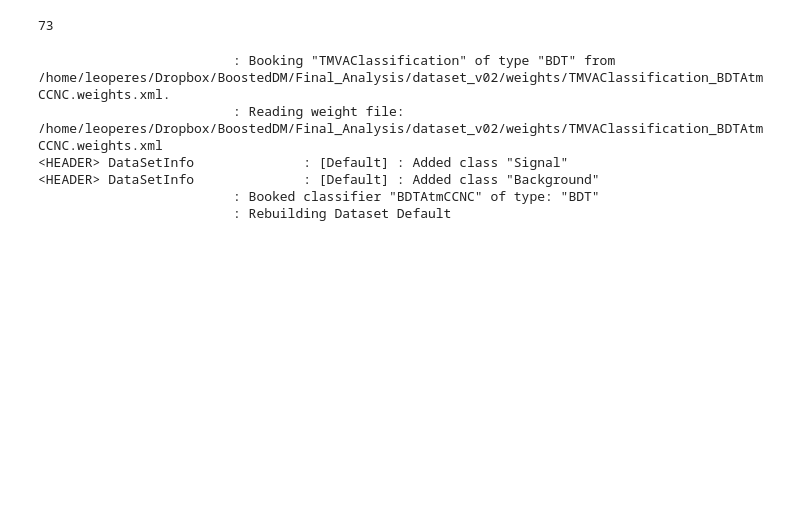
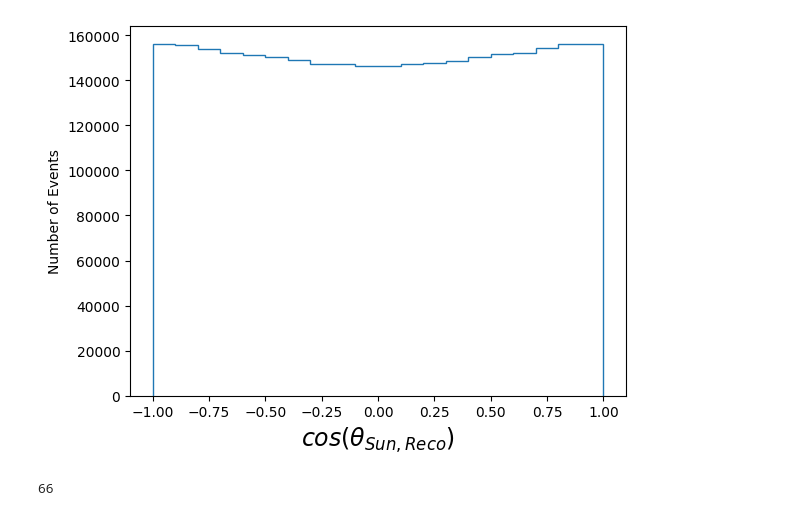
Before and after one commit to lperes-ufrj/UpperLimitCode, a Jupyter notebook: FinalPlots/Test_Hyp_Notebook.ipynb, the cells around one changed output. Saved outputs shown, nothing was run; the diff lists cells and outputs as text; code cells hidden in the pictures; blank space fills up the shorter version.

```diff
--- a/FinalPlots/Test_Hyp_Notebook.ipynb
+++ b/FinalPlots/Test_Hyp_Notebook.ipynb
@@ -43,6 +42,13 @@ def GetNpArraysFromTrees(tree, branch_name):
     result = np.asarray(np.frombuffer(tree.GetV1(), dtype=np.float64, count=result_hist))
     result = result.copy()
     return result
+def GetNpArraysFromTrees2(tree, branch_name):
+    estimate = 3e8 #amount of numbers getting from branch
+    tree.SetEstimate(int(estimate))
+    result_hist = tree.Draw(branch_name, "", "goff")
+    result = np.asarray(np.frombuffer(tree.GetV1(), count=result_hist))
+    result = result.copy()
+    return result
 # %%
 def CVNCut(CVN_CutProb,CVN_SignalReco,CVN_Bg,CosSun_SignalValidCVN,AtmNuCosSun):
     nSignalEvents = 0
@@ -115,10 +120,35 @@ for SAMPLE_INDEX in range(0,len(infiles_list)):
     intrees_simu = [lambda arg=infile: arg.Get("ana/AllEvents") for infile in infiles_list]
     reco_entries = [intree().GetEntries() for intree in intrees_reco]
     simu_entries = [intree().GetEntries() for intree in intrees_simu]
+# %%
+### Atmospheric neutrinos Angular Reconstruction w.r.t Sun
+TotalMomRecoRangeUnitVect_Reco = GetNpArraysFromTrees2(intrees_reco[0]()," TotalMomRecoRangeUnitVect")
+nSimulatedEvtsReco_atm = reco_entries[0]
+Reco_mom_Nu = np.reshape(TotalMomRecoRangeUnitVect_Reco, (nSimulatedEvtsReco_atm,3))
+Sun_Positions = np.loadtxt('../../newSyst/background_sun_pos.dat', delimiter='\t', usecols=(0,1,2))
+
+hist_cos_reco = []
+for index, atmevt in enumerate(Reco_mom_Nu):
+    indices = np.random.randint(0, len(Sun_Positions), size=1)
+    # Use the sampled indices to select elements from the array
+    sample_sunpos = Sun_Positions[indices]
+    for sunpos in sample_sunpos:
+        hist_cos_reco.append(np.sum(atmevt*sunpos))
+
+plt.figure(dpi=100)
+plt.hist(hist_cos_reco, bins = 20,histtype = 'step')
+#plt.title(f'index number evt: {index}')
+plt.ylabel('Number of Events')
+plt.xlabel(r'$cos(\theta_{Sun, Reco})$',fontsize = 17)
+plt.show()
+# %% [output]
+[figure, added]
 # %%
-CVN_Atm = GetNpArraysFromTrees(fTree_atm,"CVN_NCScore")
-CosSun_Atm = 2*np.random.random_sample((nSimulatedEvtsReco_atm,))-1
+nSimulatedEvtsAll_atm = simu_entries[0]
+RatioRecoAtm = nSimulatedEvtsReco_atm/nSimulatedEvtsAll_atm
 
+CVN_Atm = GetNpArraysFromTrees(intrees_reco[0](),"CVN_NCScore")
+CosSun_Atm = np.array(hist_cos_reco)
 CVN_Atm[CVN_Atm==-1] = 1.
 
 
@@ -127,25 +157,17 @@ Sensitivity_results = open("Sensitivity_results_00a.txt","a")
 Eff_Bkg_index =open("Eff_Bkg_index_00a.txt","a")
 CVN_Cuts = np.linspace(0.2,1.00,35)
 
-index = 0
-
 Sensitivity_Info.write("################# SAMPLE INFO #######################"+"\n")
 Sensitivity_Info.write("\n")
 Sensitivity_Info.write("Number of Atmospheric Neutrinos Events Simulated: " +str(nSimulatedEvtsAll_atm)+"\n")
 Sensitivity_Info.write("Number of Atmospheric Neutrinos Events Reconstructed: " +str(nSimulatedEvtsReco_atm)+"\n")
-Sensitivity_Info.write("Ratio of Atmospheric Neutrinos Events Reconstructed: " +str(RatioRecoAtm)+"\n")
+Sensitivity_Info.write("Ratio of Atmospheric Neutrinos Events Reconstructed: " +str(nSimulatedEvtsReco_atm/nSimulatedEvtsAll_atm)+"\n")
 Sensitivity_Info.write("\n")
 
 resultsTOtxt(CVN_Atm, 'CVN_Atm_hA_BR.txt')
 resultsTOtxt(CosSun_Atm, 'CosSun_Atm_hA_BR.txt')
 
-Eff_Bkg_index.write("SigStrength\tNegCosCut\tPosCosCut\tbestEff\tBkgExpect\tBkgError\tCVNCut\tBDTCut\n")
+Eff_Bkg_index.write("SigStrength\tNegCosCut\tPosCosCut\tbestEff\tBkgExpect\tBkgError\tCVNCut\n")
 # %% [output]
-73
+66
-                         : Booking "TMVAClassification" of type "BDT" from /home/leoperes/Dropbox/BoostedDM/Final_Analysis/dataset_v02/weights/TMVAClassification_BDTAtmCCNC.weights.xml.
-                         : Reading weight file: /home/leoperes/Dropbox/BoostedDM/Final_Analysis/dataset_v02/weights/TMVAClassification_BDTAtmCCNC.weights.xml
-<HEADER> DataSetInfo              : [Default] : Added class "Signal"
-<HEADER> DataSetInfo              : [Default] : Added class "Background"
-                         : Booked classifier "BDTAtmCCNC" of type: "BDT"
-                         : Rebuilding Dataset Default
 # %%
```
Also changed, not shown: parts of 4 cells of this notebook, 7 other files.
